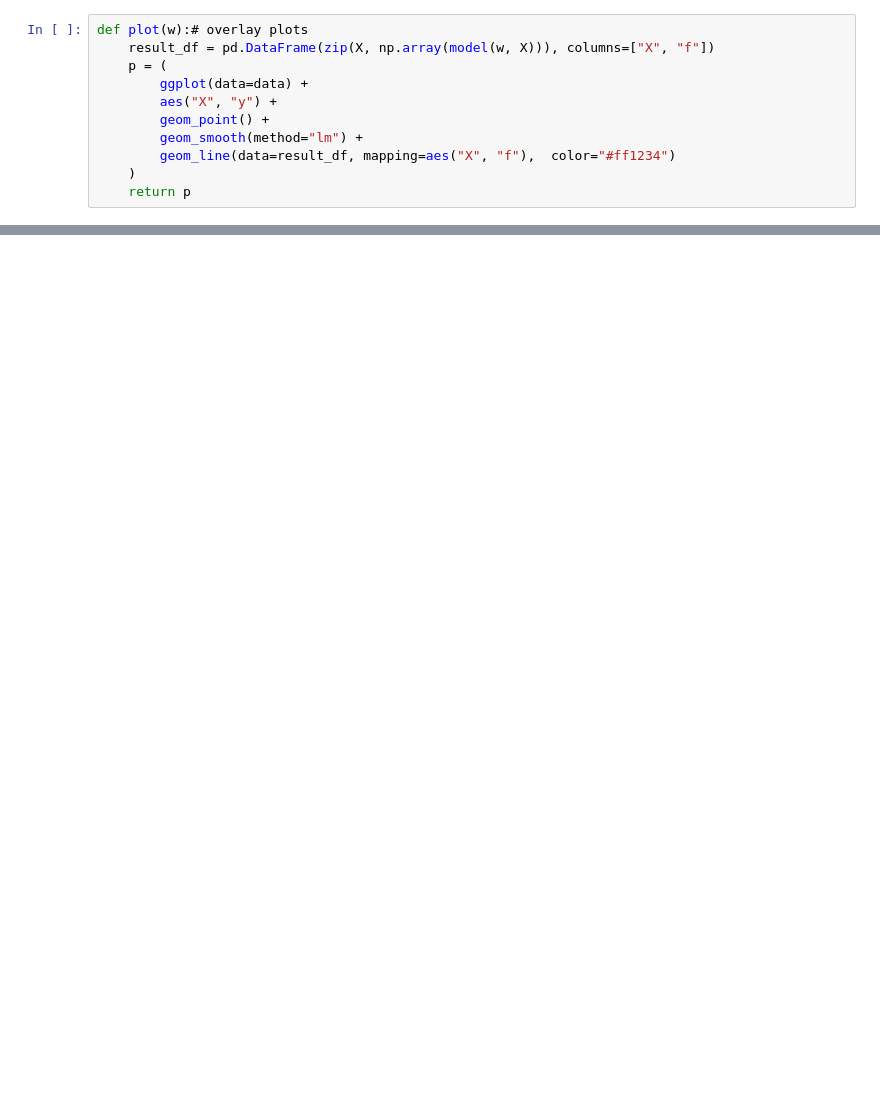
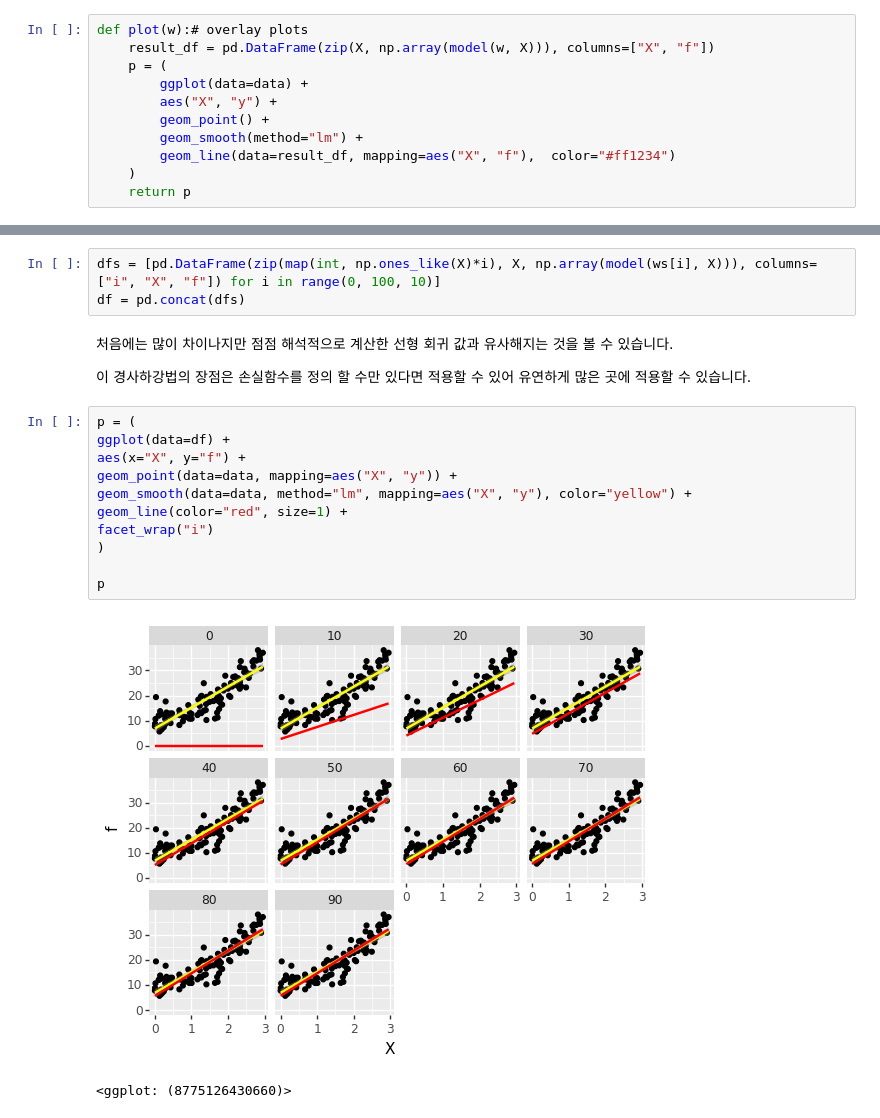
Before and after one commit to JunDamin/Notebooks, a Jupyter notebook: _notebooks/2022-08-30-jax로 regression을 구해봅시다.ipynb, the cells around one changed output, grey strips where cells are left out. Drawn from its saved outputs; the diff is of its cells as text; blank space fills up the shorter version.

```diff
--- a/_notebooks/2022-08-30-jax로 regression을 구해봅시다.ipynb
+++ b/_notebooks/2022-08-30-jax로 regression을 구해봅시다.ipynb
@@ -119,0 +123,21 @@ WARNING:matplotlib.animation:MovieWriter ffmpeg unavailable; using Pillow instea
+# %%
+dfs = [pd.DataFrame(zip(map(int, np.ones_like(X)*i), X, np.array(model(ws[i], X))), columns=["i", "X", "f"]) for i in range(0, 100, 10)]
+df = pd.concat(dfs)
+# %% [markdown]
+처음에는 많이 차이나지만 점점 해석적으로 계산한 선형 회귀 값과 유사해지는 것을 볼 수 있습니다.
+
+이 경사하강법의 장점은 손실함수를 정의 할 수만 있다면 적용할 수 있어 유연하게 많은 곳에 적용할 수 있습니다.
+# %%
+p = (
+ggplot(data=df) +
+aes(x="X", y="f") +
+geom_point(data=data, mapping=aes("X", "y")) +
+geom_smooth(data=data, method="lm", mapping=aes("X", "y"), color="yellow") +
+geom_line(color="red", size=1) +
+facet_wrap("i")
+)
+
+p
+# %% [output]
+[figure, added]
+<ggplot: (8775126430660)>
```
Also changed, not shown: parts of 8 cells of this notebook, 2 other files.
